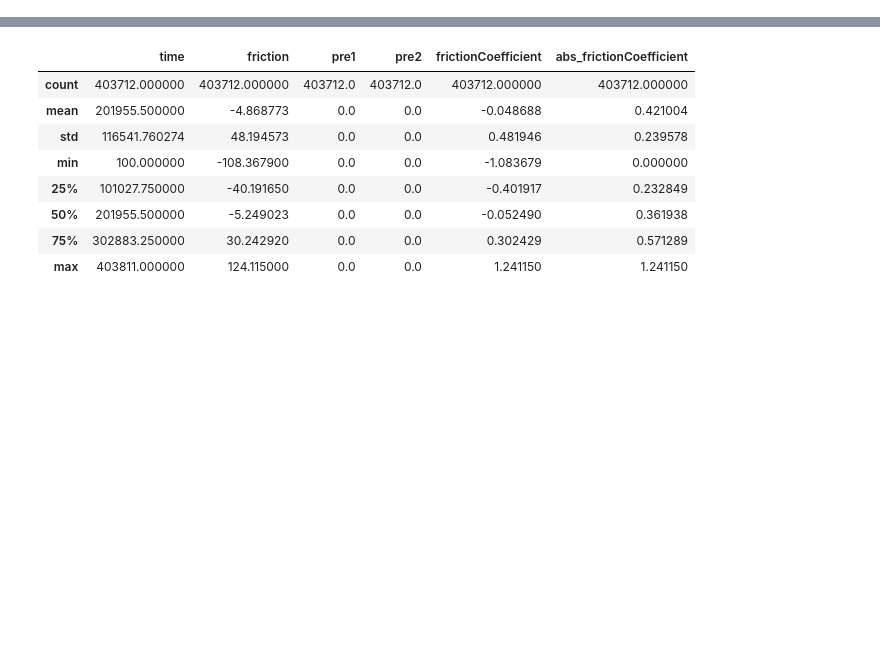
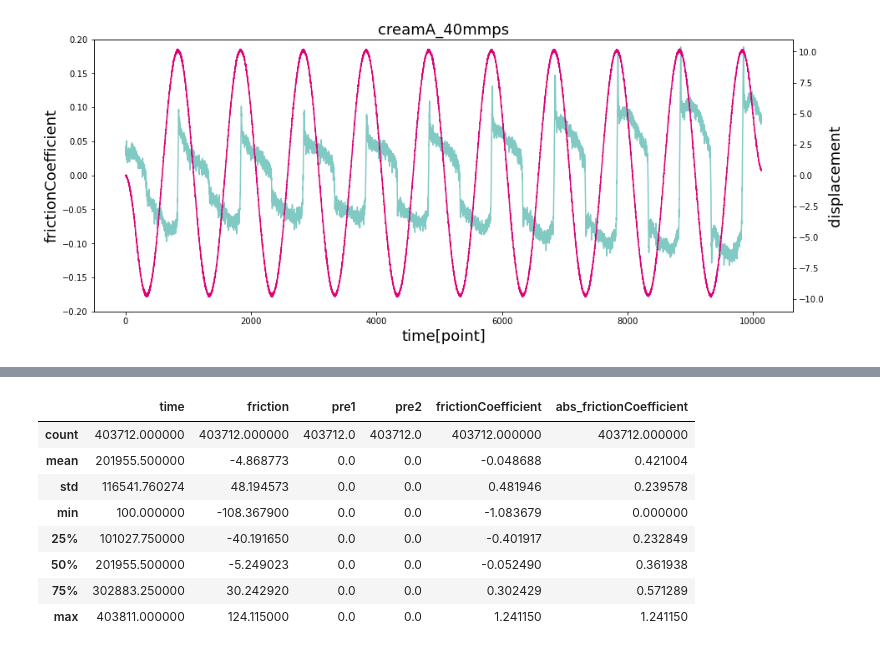
Before and after one commit to NagiYoshitsugu/Friction, a Jupyter notebook: 210115.ipynb, the cells around one changed output, grey strips where cells are left out. Saved outputs shown, nothing was run; the diff lists cells and outputs as text; code cells hidden in the pictures; blank space fills up the shorter version.

```diff
--- a/210115.ipynb
+++ b/210115.ipynb
@@ -171,0 +143,4 @@ v_inst_creamA_1mmps_N02.decompose_abs(v_range_dcp)
+# %%
+v_inst_creamA_40mmps.plot_rawData(v_range_rawData_sin)
+# %% [output]
+[figure, added]
```
Also changed, not shown: parts of 80 cells of this notebook.
